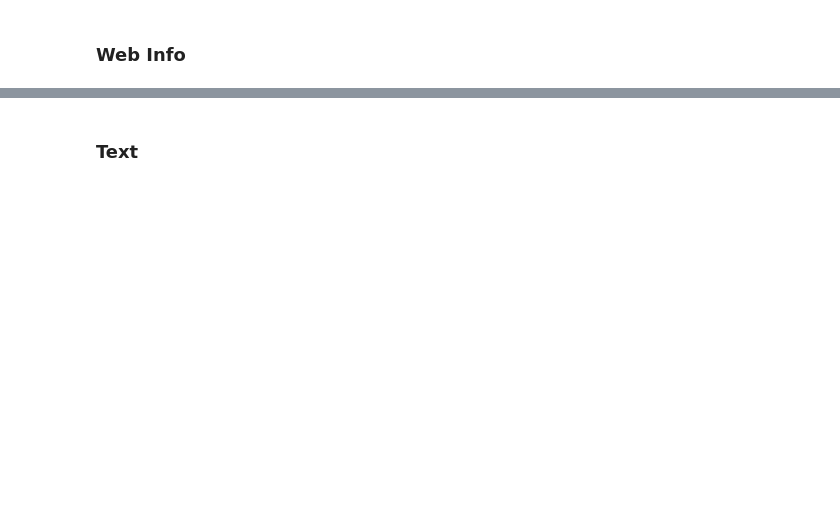
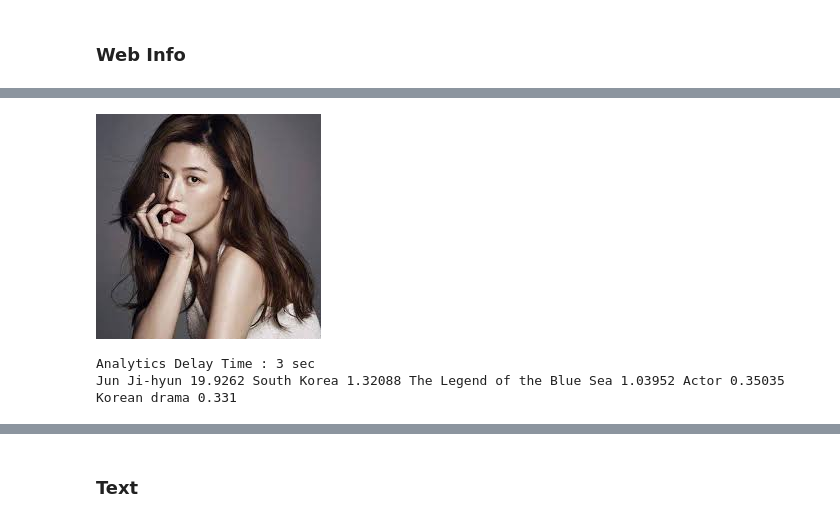
Before and after one commit to radajin/useful, a Jupyter notebook: vision_api/vision_api.ipynb, the cells around one changed output, grey strips where cells are left out. Saved outputs shown, nothing was run; the diff lists cells and outputs as text; code cells hidden in the pictures; blank space fills up the shorter version.

```diff
--- a/vision_api/vision_api.ipynb
+++ b/vision_api/vision_api.ipynb
@@ -90,0 +75,9 @@ result[0], result[1], result[2]
+# %%
+image_url = "/Users/rada/Desktop/images/jj.jpg"
+category = "Web"
+display(Image(filename = image_url))
+showResult(image_url, category)
+# %% [output]
+[figure, added]
+Analytics Delay Time : 3 sec
+Jun Ji-hyun 19.9262 South Korea 1.32088 The Legend of the Blue Sea 1.03952 Actor 0.35035 Korean drama 0.331
```
Also changed, not shown: parts of 16 cells of this notebook, 2 other files.
